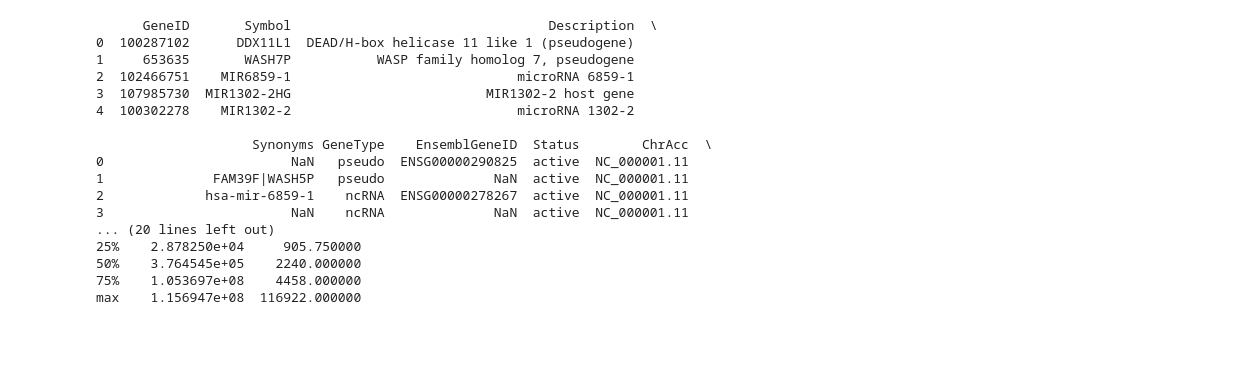
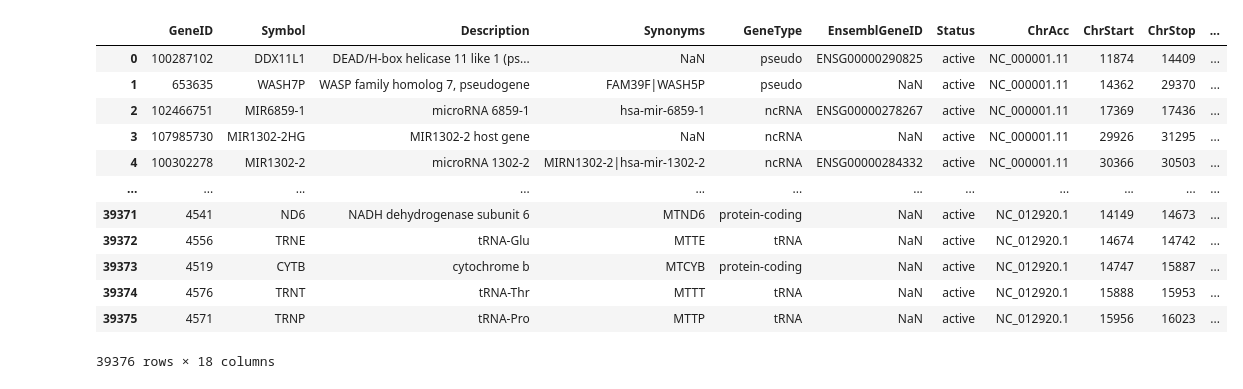
Before and after one commit to zoraizmohammad/LifeEdit-geneclassifier, a Jupyter notebook: Code/classifier_imt/api_testing.ipynb, the cells around one changed output. Cells and saved outputs as stored; diff of their text form; code cells hidden in the pictures; blank space fills up the shorter version.

```diff
--- a/Code/classifier_imt/api_testing.ipynb
+++ b/Code/classifier_imt/api_testing.ipynb
@@ -76,28 +56,20 @@ FileNotFoundError: [Errno 2] No such file or directory: 'Hs.data'
 # %%
-# Read the TSV file into a DataFrame
-tsv_file_path = '../../lifeedit_data/Human.GRCh38.p13.annot.tsv'  # Replace with the actual path to your TSV file
+
+tsv_file_path = '../../data/Human.GRCh38.p13.annot.tsv'  # Replace with the actual path to your TSV file
 tsv_df = pd.read_csv(tsv_file_path, sep='\t')
 
-# Display the first few rows of the DataFrame
-print(tsv_df.head())
-
-# Display the summary statistics of the DataFrame
-print(tsv_df.describe())
+tsv_df
 # %% [output]
+|  | GeneID | Symbol | Description | Synonyms | GeneType | EnsemblGeneID | Status | ChrAcc | ChrStart | ChrStop | ... |
+| 0 | 100287102 | DDX11L1 | DEAD/H-box helicase 11 like 1 (ps... | NaN | pseudo | ENSG00000290825 | active | NC_000001.11 | 11874 | 14409 | ... |
+| 1 | 653635 | WASH7P | WASP family homolog 7, pseudogene | FAM39F|WASH5P | pseudo | NaN | active | NC_000001.11 | 14362 | 29370 | ... |
+| 2 | 102466751 | MIR6859-1 | microRNA 6859-1 | hsa-mir-6859-1 | ncRNA | ENSG00000278267 | active | NC_000001.11 | 17369 | 17436 | ... |
+| 3 | 107985730 | MIR1302-2HG | MIR1302-2 host gene | NaN | ncRNA | NaN | active | NC_000001.11 | 29926 | 31295 | ... |
+| 4 | 100302278 | MIR1302-2 | microRNA 1302-2 | MIRN1302-2|hsa-mir-1302-2 | ncRNA | ENSG00000284332 | active | NC_000001.11 | 30366 | 30503 | ... |
+| ... | ... | ... | ... | ... | ... | ... | ... | ... | ... | ... | ... |
+| 39371 | 4541 | ND6 | NADH dehydrogenase subunit 6 | MTND6 | protein-coding | NaN | active | NC_012920.1 | 14149 | 14673 | ... |
+| 39372 | 4556 | TRNE | tRNA-Glu | MTTE | tRNA | NaN | active | NC_012920.1 | 14674 | 14742 | ... |
+| 39373 | 4519 | CYTB | cytochrome b | MTCYB | protein-coding | NaN | active | NC_012920.1 | 14747 | 15887 | ... |
+| 39374 | 4576 | TRNT | tRNA-Thr | MTTT | tRNA | NaN | active | NC_012920.1 | 15888 | 15953 | ... |
+| 39375 | 4571 | TRNP | tRNA-Pro | MTTP | tRNA | NaN | active | NC_012920.1 | 15956 | 16023 | ... |
-      GeneID       Symbol                                 Description  \
-0  100287102      DDX11L1  DEAD/H-box helicase 11 like 1 (pseudogene)
-1     653635       WASH7P           WASP family homolog 7, pseudogene
-2  102466751    MIR6859-1                             microRNA 6859-1
-3  107985730  MIR1302-2HG                         MIR1302-2 host gene
-4  100302278    MIR1302-2                             microRNA 1302-2
-
-                    Synonyms GeneType    EnsemblGeneID  Status        ChrAcc  \
-0                        NaN   pseudo  ENSG00000290825  active  NC_000001.11
-1              FAM39F|WASH5P   pseudo              NaN  active  NC_000001.11
-2             hsa-mir-6859-1    ncRNA  ENSG00000278267  active  NC_000001.11
-3                        NaN    ncRNA              NaN  active  NC_000001.11
-... (20 lines left out)
-25%    2.878250e+04     905.750000
-50%    3.764545e+05    2240.000000
-75%    1.053697e+08    4458.000000
-max    1.156947e+08  116922.000000
+39376 rows × 18 columns
```
Also changed, not shown: parts of 3 cells of this notebook, 3 other files.
